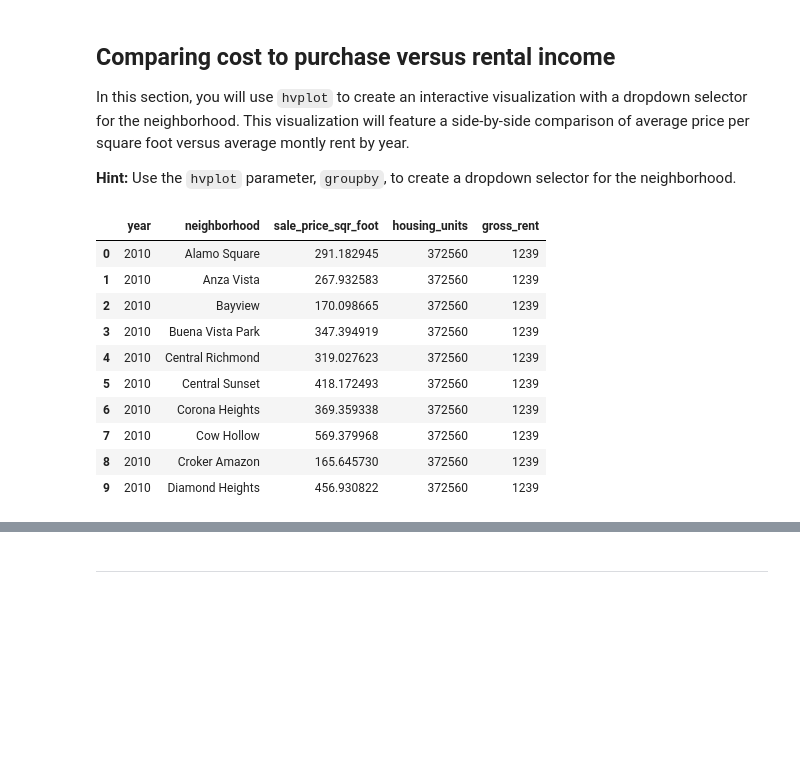
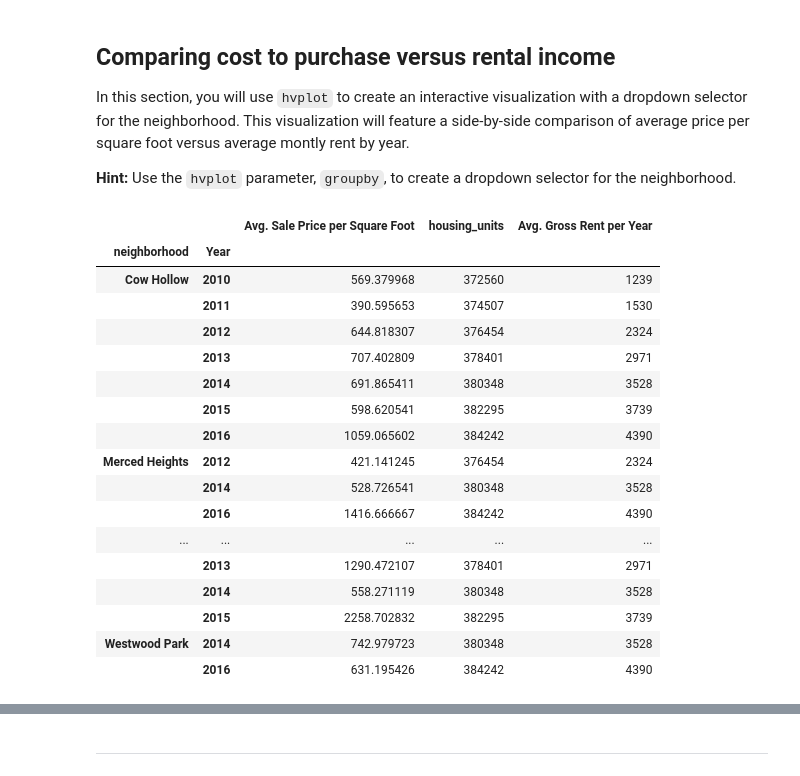
Before and after one commit to Row-Bell/Unit_6_Pythonic_Monopoly, a Jupyter notebook: rental_analysis.ipynb, the cells around one changed output, grey strips where cells are left out. Cells and saved outputs as stored; diff of their text form; code cells hidden in the pictures; blank space fills up the shorter version.

```diff
--- a/rental_analysis.ipynb
+++ b/rental_analysis.ipynb
@@ -139,4 +143,14 @@ In this section, you will use hvplot to create two interactive visulizations of
 **Hint:** It will be easier to create a new DataFrame from grouping the data and calculating the mean prices for each year and neighborhood
 # %%
 # Group by year and neighborhood and then create a new dataframe of the mean values
+
+neighborhood = sfo_data.reset_index()
+neighborhood = neighborhood.rename(columns={
+    'year': 'Year',
+    'sale_price_sqr_foot':'Avg. Sale Price per Square Foot',
+    'gross_rent': 'Avg. Gross Rent per Year'
+    }
+)
+new_sfo_data = neighborhood.groupby(['neighborhood','Year']).mean()
+new_sfo_data
 # %% [output]
@@ -189,0 +192,15 @@ In this section, you will need to calculate the mean sale price per square foot
+# %%
+# Getting the data from the top 10 expensive neighborhoods to own
+sfo_data = sfo_data.rename(
+    columns={
+        'neighborhood':'Neighborhood'
+    }
+)
+sfo_data_mean_by_neighborhood = sfo_data.groupby(sfo_data['Neighborhood']).mean()
+top_10=sfo_data_mean_by_neighborhood.sort_values('sale_price_sqr_foot',ascending=False).head(10)
+top_10 = top_10.rename(
+    columns={
+    'sale_price_sqr_foot': 'Avg. Sale Price per Square Foot'
+    }
+)
+top_10
@@ -197,16 +232,24 @@ In this section, you will use `hvplot` to create an interactive visualization wi
 **Hint:** Use the `hvplot` parameter, `groupby`, to create a dropdown selector for the neighborhood.
 # %%
 # Fetch the previously generated DataFrame that was grouped by year and neighborhood
-# YOUR CODE HERE!
+top_10_sfo_data = new_sfo_data.loc[top_10.index]
+top_10_sfo_data
 # %% [output]
-|  | year | neighborhood | sale_price_sqr_foot | housing_units | gross_rent |
-| 0 | 2010 | Alamo Square | 291.182945 | 372560 | 1239 |
-| 1 | 2010 | Anza Vista | 267.932583 | 372560 | 1239 |
-| 2 | 2010 | Bayview | 170.098665 | 372560 | 1239 |
-| 3 | 2010 | Buena Vista Park | 347.394919 | 372560 | 1239 |
-| 4 | 2010 | Central Richmond | 319.027623 | 372560 | 1239 |
-| 5 | 2010 | Central Sunset | 418.172493 | 372560 | 1239 |
-| 6 | 2010 | Corona Heights | 369.359338 | 372560 | 1239 |
-| 7 | 2010 | Cow Hollow | 569.379968 | 372560 | 1239 |
-| 8 | 2010 | Croker Amazon | 165.645730 | 372560 | 1239 |
-| 9 | 2010 | Diamond Heights | 456.930822 | 372560 | 1239 |
+|  |  | Avg. Sale Price per Square Foot | housing_units | Avg. Gross Rent per Year |
+| neighborhood | Year |  |  |  |
+| Cow Hollow | 2010 | 569.379968 | 372560 | 1239 |
+|  | 2011 | 390.595653 | 374507 | 1530 |
+|  | 2012 | 644.818307 | 376454 | 2324 |
+|  | 2013 | 707.402809 | 378401 | 2971 |
+|  | 2014 | 691.865411 | 380348 | 3528 |
+|  | 2015 | 598.620541 | 382295 | 3739 |
+|  | 2016 | 1059.065602 | 384242 | 4390 |
+| Merced Heights | 2012 | 421.141245 | 376454 | 2324 |
+|  | 2014 | 528.726541 | 380348 | 3528 |
+|  | 2016 | 1416.666667 | 384242 | 4390 |
+| ... | ... | ... | ... | ... |
+|  | 2013 | 1290.472107 | 378401 | 2971 |
+|  | 2014 | 558.271119 | 380348 | 3528 |
+|  | 2015 | 2258.702832 | 382295 | 3739 |
+| Westwood Park | 2014 | 742.979723 | 380348 | 3528 |
+|  | 2016 | 631.195426 | 384242 | 4390 |
```
Also changed, not shown: parts of 13 cells of this notebook, 1 other file.
